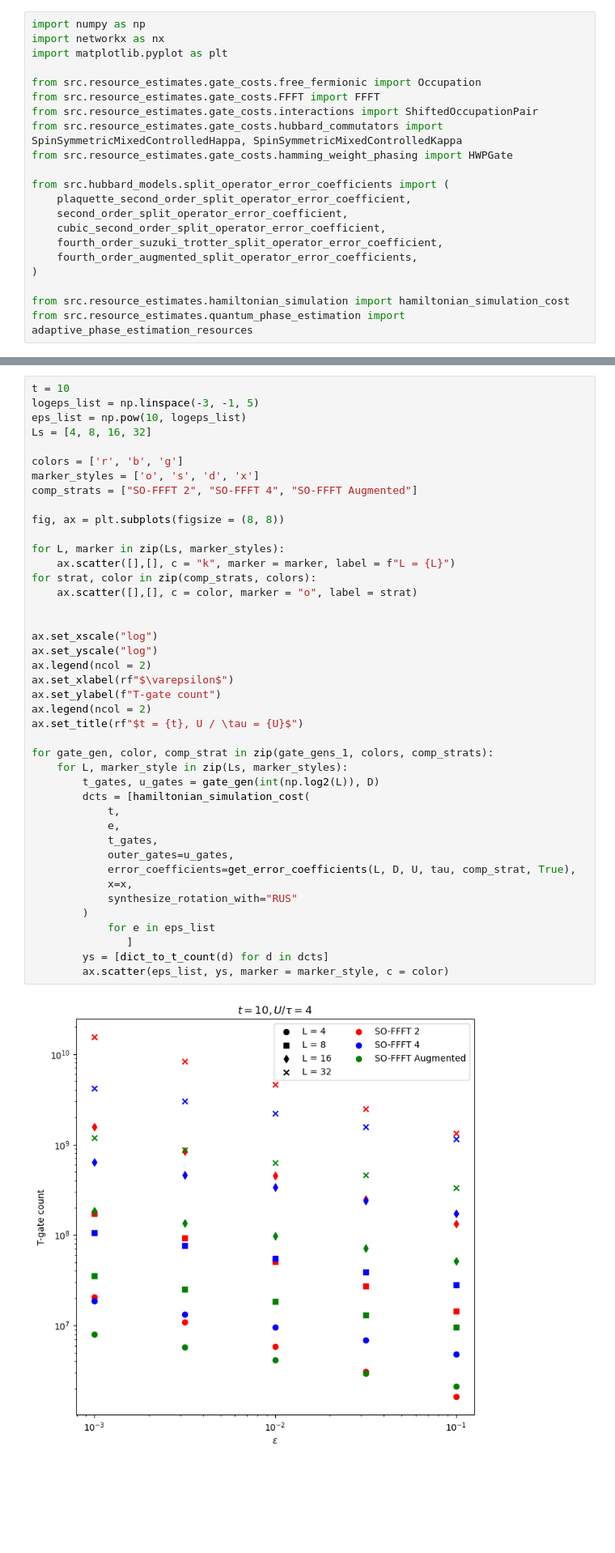
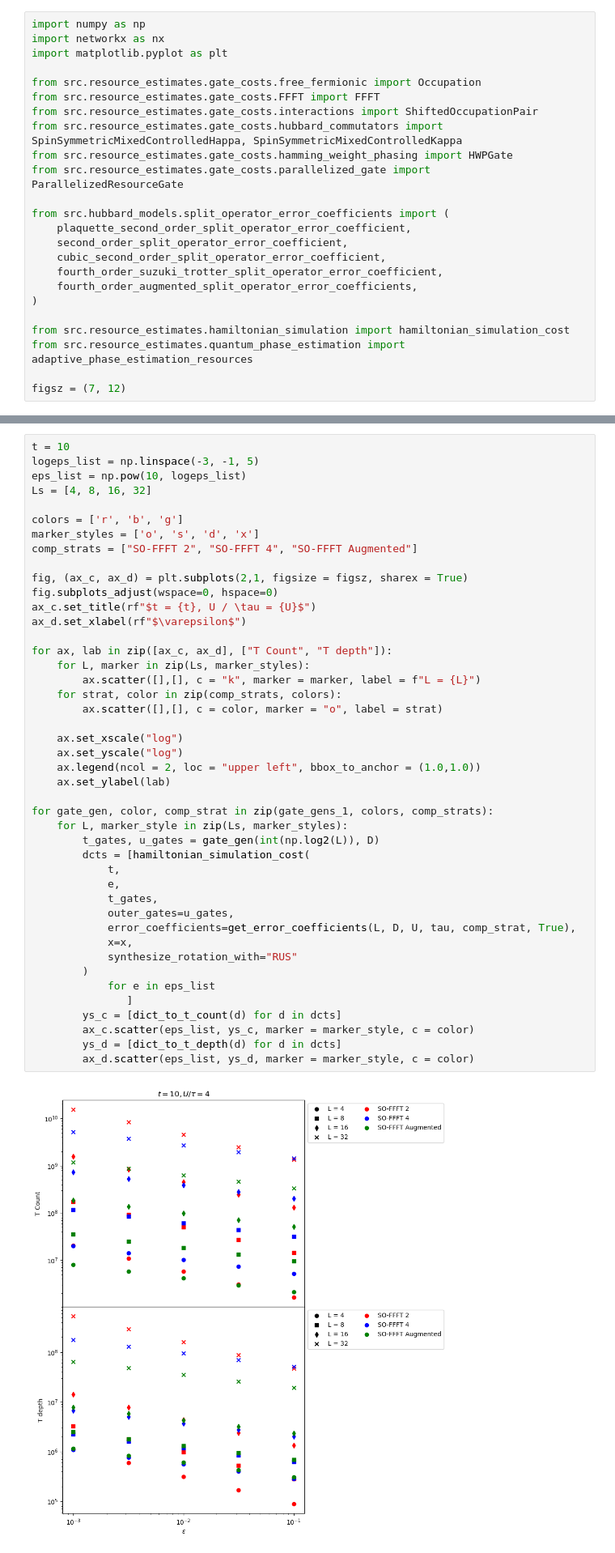
Before and after one commit to BjornTCC/lie-trotterization, a Jupyter notebook: split_FFFT.ipynb, the cells around one changed output, grey strips where cells are left out. Shown at 81% size. Drawn from its saved outputs; the diff is of its cells as text; blank space fills up the shorter version.

Commit message:
Made t-depth for square lattice hubbard models

```diff
--- a/split_FFFT.ipynb
+++ b/split_FFFT.ipynb
@@ -8,6 +8,7 @@ from src.resource_estimates.gate_costs.FFFT import FFFT
 from src.resource_estimates.gate_costs.interactions import ShiftedOccupationPair
 from src.resource_estimates.gate_costs.hubbard_commutators import SpinSymmetricMixedControlledHappa, SpinSymmetricMixedControlledKappa
 from src.resource_estimates.gate_costs.hamming_weight_phasing import HWPGate
+from src.resource_estimates.gate_costs.parallelized_gate import ParallelizedResourceGate
 
 from src.hubbard_models.split_operator_error_coefficients import (
     plaquette_second_order_split_operator_error_coefficient,
@@ -19,6 +20,8 @@ from src.hubbard_models.split_operator_error_coefficients import (
 
 from src.resource_estimates.hamiltonian_simulation import hamiltonian_simulation_cost
 from src.resource_estimates.quantum_phase_estimation import adaptive_phase_estimation_resources
+
+figsz = (7, 12)
 # %%
 tau = 1
 U = 4
@@ -133,47 +150,49 @@ for strat in ["SO-FFFT 2", "SO-FFFT 4", "SO-FFFT Augmented"]:
 # %%
 t = 10
 logeps_list = np.linspace(-3, -1, 5)
 eps_list = np.pow(10, logeps_list)
 Ls = [4, 8, 16, 32]
 
 colors = ['r', 'b', 'g']
 marker_styles = ['o', 's', 'd', 'x']
 comp_strats = ["SO-FFFT 2", "SO-FFFT 4", "SO-FFFT Augmented"]
 
-fig, ax = plt.subplots(figsize = (8, 8))
+fig, (ax_c, ax_d) = plt.subplots(2,1, figsize = figsz, sharex = True)
+fig.subplots_adjust(wspace=0, hspace=0)
+ax_c.set_title(rf"$t = {t}, U / \tau = {U}$")
+ax_d.set_xlabel(rf"$\varepsilon$")
 
-for L, marker in zip(Ls, marker_styles):
-    ax.scatter([],[], c = "k", marker = marker, label = f"L = {L}")
-for strat, color in zip(comp_strats, colors):
-    ax.scatter([],[], c = color, marker = "o", label = strat)
+for ax, lab in zip([ax_c, ax_d], ["T Count", "T depth"]):
+    for L, marker in zip(Ls, marker_styles):
+        ax.scatter([],[], c = "k", marker = marker, label = f"L = {L}")
+    for strat, color in zip(comp_strats, colors):
+        ax.scatter([],[], c = color, marker = "o", label = strat)
 
-
-ax.set_xscale("log")
-ax.set_yscale("log")
-ax.legend(ncol = 2)
-ax.set_xlabel(rf"$\varepsilon$")
-ax.set_ylabel(f"T-gate count")
-ax.legend(ncol = 2)
-ax.set_title(rf"$t = {t}, U / \tau = {U}$")
+    ax.set_xscale("log")
+    ax.set_yscale("log")
+    ax.legend(ncol = 2, loc = "upper left", bbox_to_anchor = (1.0,1.0))
+    ax.set_ylabel(lab)
 
 for gate_gen, color, comp_strat in zip(gate_gens_1, colors, comp_strats):
     for L, marker_style in zip(Ls, marker_styles):
         t_gates, u_gates = gate_gen(int(np.log2(L)), D)
         dcts = [hamiltonian_simulation_cost(
             t,
             e,
             t_gates,
             outer_gates=u_gates,
             error_coefficients=get_error_coefficients(L, D, U, tau, comp_strat, True),
             x=x,
             synthesize_rotation_with="RUS"
         )
             for e in eps_list
                ]
-        ys = [dict_to_t_count(d) for d in dcts]
-        ax.scatter(eps_list, ys, marker = marker_style, c = color)
+        ys_c = [dict_to_t_count(d) for d in dcts]
+        ax_c.scatter(eps_list, ys_c, marker = marker_style, c = color)
+        ys_d = [dict_to_t_depth(d) for d in dcts]
+        ax_d.scatter(eps_list, ys_d, marker = marker_style, c = color)
 # %% [output]
-[figure, old version]
+[figure, new version]
 # %%
 logts = np.linspace(0, 2, 5)
 ts = np.pow(10, logts)
```
Also changed, not shown: parts of 8 cells of this notebook, 5 other files.
